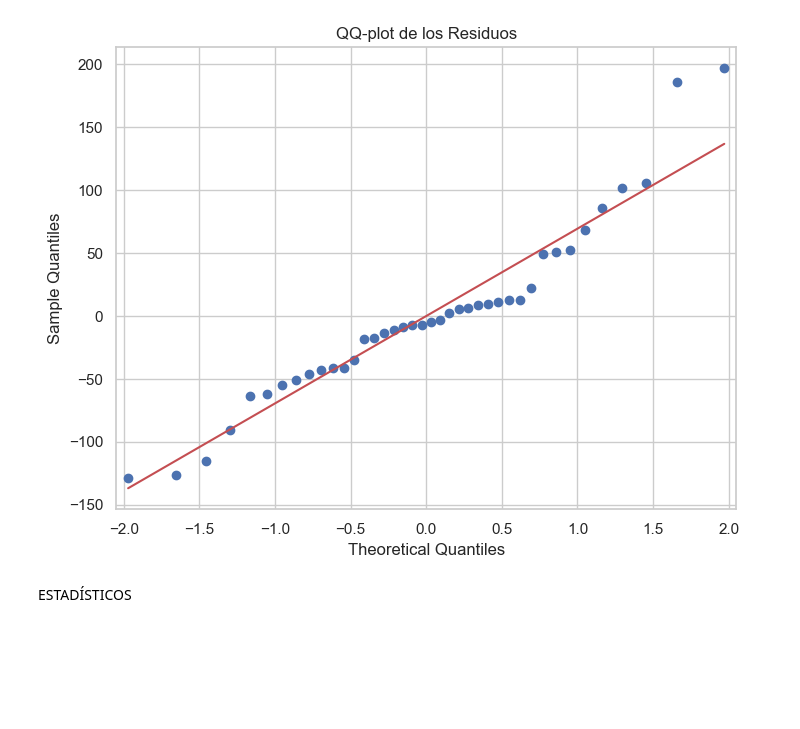
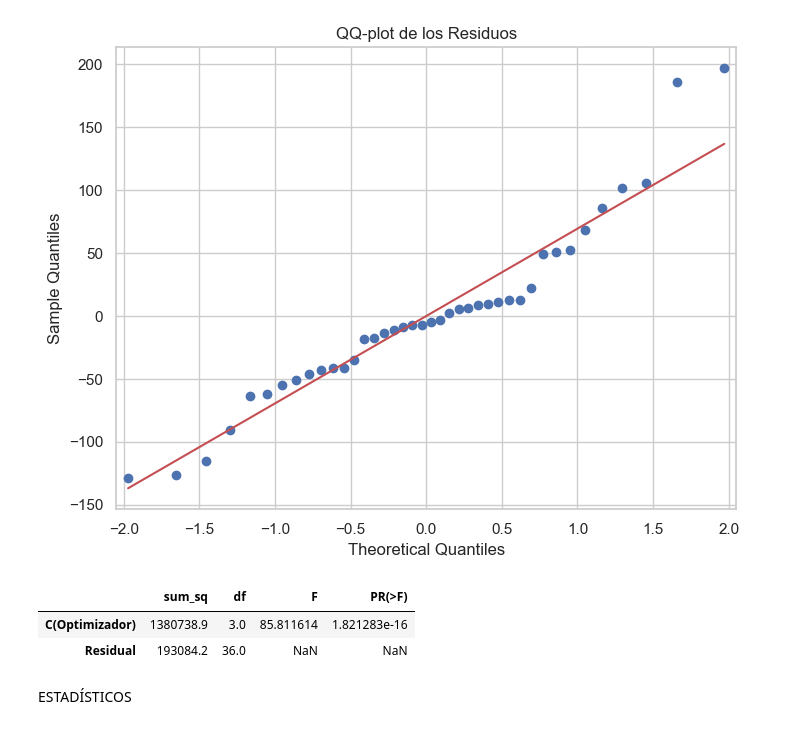
Before and after one commit to IgnacioGarciaLuengo/EIS_DEEP_PERFECT, a Jupyter notebook: Prac3/prac3.ipynb, the cells around one changed output. Drawn from its saved outputs; the diff is of its cells as text; code cells hidden in the pictures; blank space fills up the shorter version.

```diff
--- a/Prac3/prac3.ipynb
+++ b/Prac3/prac3.ipynb
@@ -208,6 +214,12 @@ plt.show()
 C(Optimizador)  1380738.9   3.0  85.811614  1.821283e-16
 Residual         193084.2  36.0        NaN           NaN
 [figure]
+# %%
+anova_table
+# %% [output]
+|  | sum_sq | df | F | PR(>F) |
+| C(Optimizador) | 1380738.9 | 3.0 | 85.811614 | 1.821283e-16 |
+| Residual | 193084.2 | 36.0 | NaN | NaN |
 # %% [markdown]
 ESTADÍSTICOS
 # %%
```
Also changed, not shown: parts of 1 cell of this notebook.
